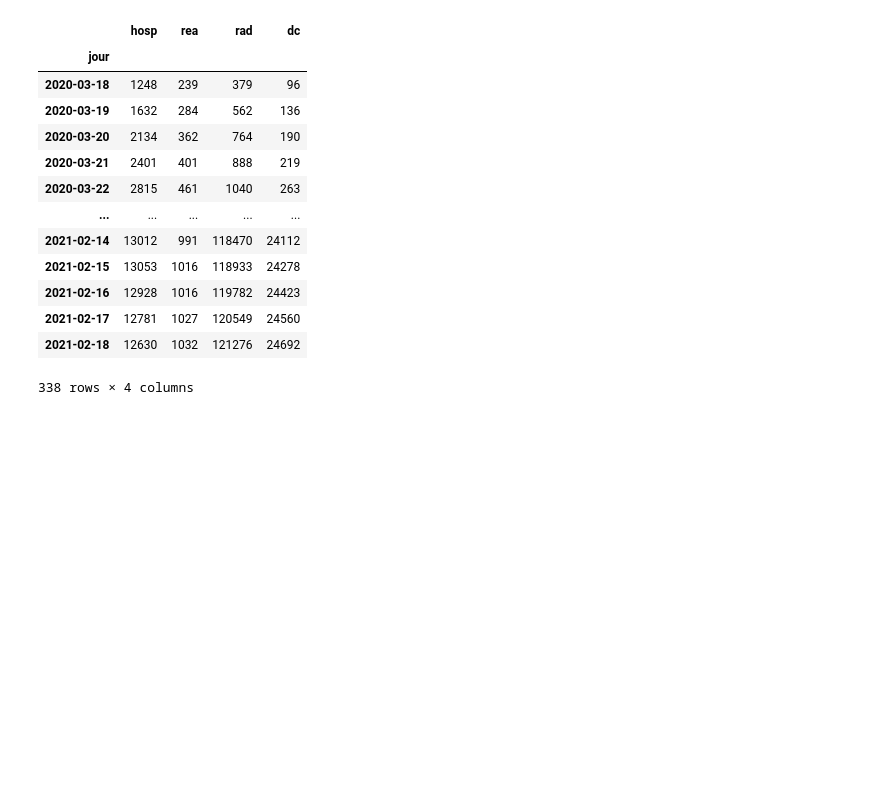
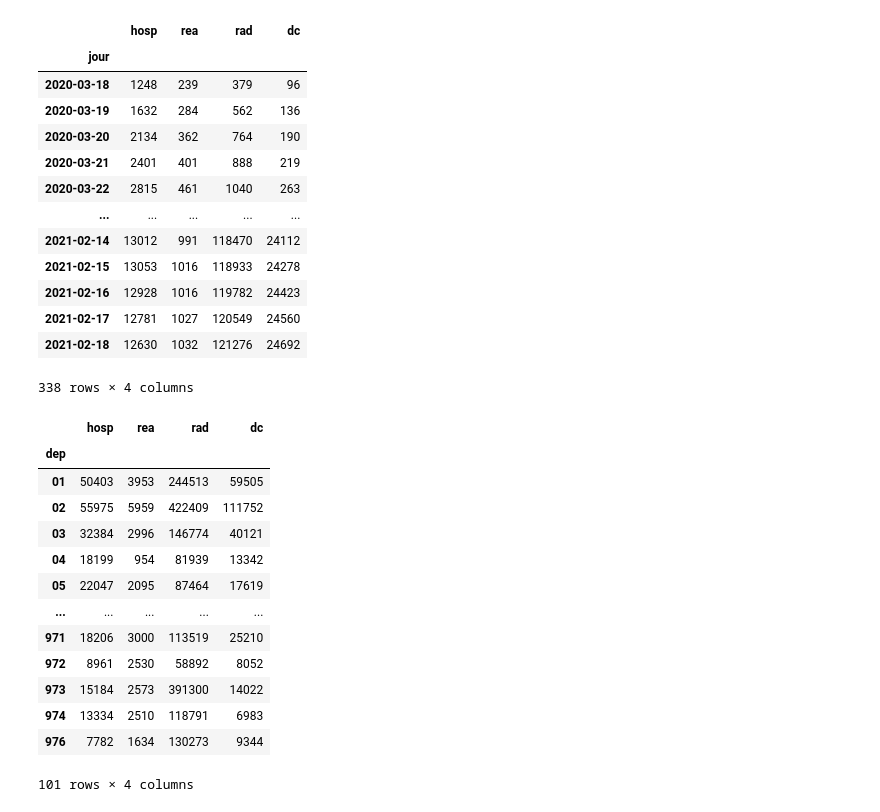
Before and after one commit to aromdhane/Dashboard, a Jupyter notebook: analyse_covid.ipynb, the cells around one changed output. Cells and saved outputs as stored; diff of their text form; code cells hidden in the pictures; blank space fills up the shorter version.

```diff
--- a/analyse_covid.ipynb
+++ b/analyse_covid.ipynb
@@ -127,3 +127,21 @@ df_f[['hosp','rea','rad','dc']].groupby(df_covid['jour']).sum()
 | 2021-02-17 | 12781 | 1027 | 120549 | 24560 |
 | 2021-02-18 | 12630 | 1032 | 121276 | 24692 |
 338 rows × 4 columns
+# %%
+df3 = df_covid.query("sexe==0")
+df3[['hosp','rea','rad','dc','dep']].groupby(['dep']).sum()
+# %% [output]
+|  | hosp | rea | rad | dc |
+| dep |  |  |  |  |
+| 01 | 50403 | 3953 | 244513 | 59505 |
+| 02 | 55975 | 5959 | 422409 | 111752 |
+| 03 | 32384 | 2996 | 146774 | 40121 |
+| 04 | 18199 | 954 | 81939 | 13342 |
+| 05 | 22047 | 2095 | 87464 | 17619 |
+| ... | ... | ... | ... | ... |
+| 971 | 18206 | 3000 | 113519 | 25210 |
+| 972 | 8961 | 2530 | 58892 | 8052 |
+| 973 | 15184 | 2573 | 391300 | 14022 |
+| 974 | 13334 | 2510 | 118791 | 6983 |
+| 976 | 7782 | 1634 | 130273 | 9344 |
+101 rows × 4 columns
```
Also changed, not shown: parts of 1 cell of this notebook, 2 other files.
